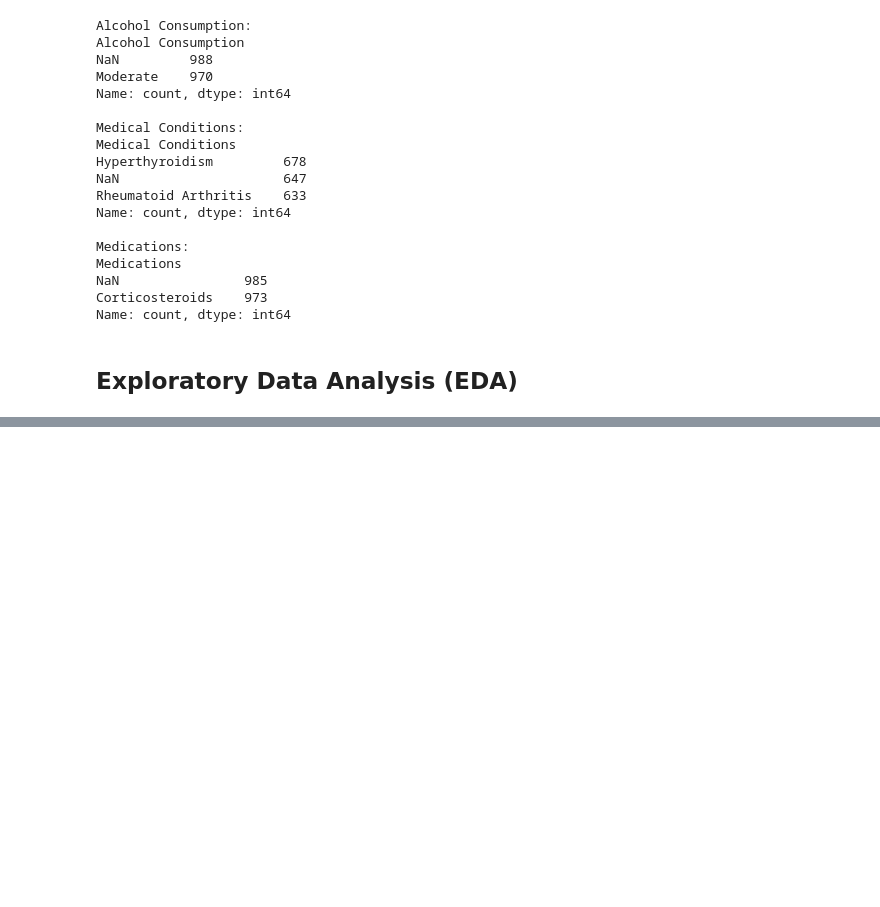
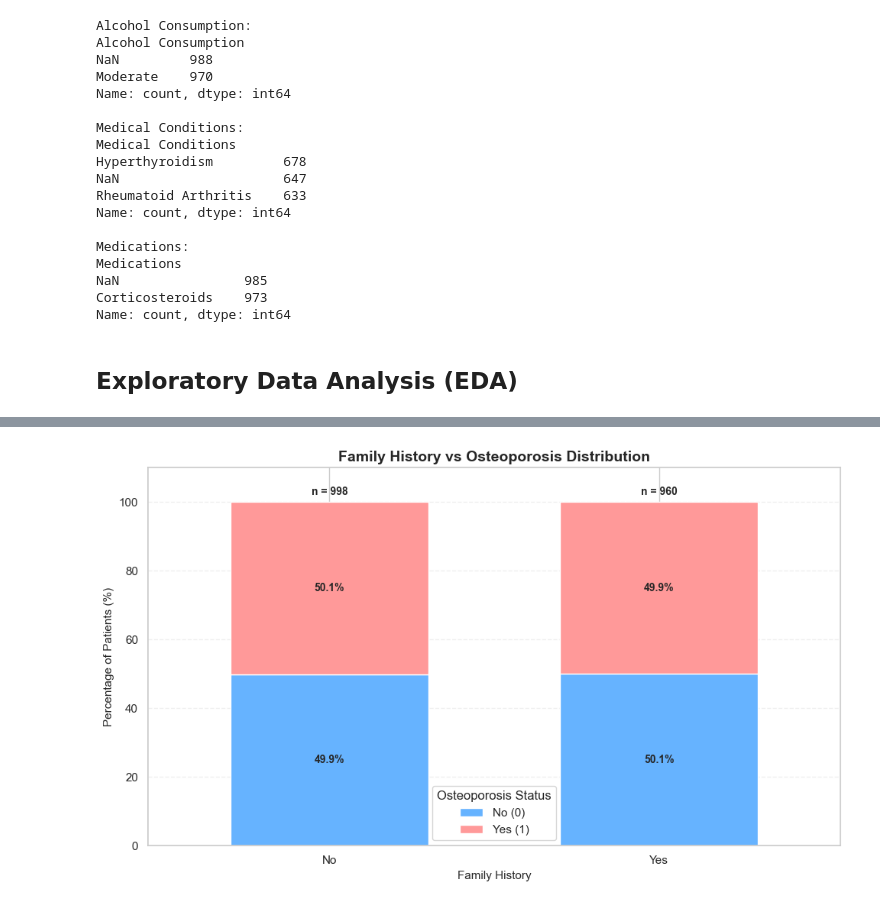
Before and after one commit to awwashreeadarsh19/intern-project_2-Predicting_Osteoporosis_Risk, a Jupyter notebook: osteoporosis_analysis.ipynb, the cells around one changed output, grey strips where cells are left out. Cells and saved outputs as stored; diff of their text form; code cells hidden in the pictures; blank space fills up the shorter version.

```diff
--- a/osteoporosis_analysis.ipynb
+++ b/osteoporosis_analysis.ipynb
@@ -345,0 +511,77 @@ Name: count, dtype: int64
+# %%
+# check for family history vs osteoporosis status
+
+# Family History vs Osteoporosis
+family_history_counts = pd.crosstab(
+    df["Family History"],
+    df["Osteoporosis"]
+)
+
+# Calculate percentages
+family_history_percentages = pd.crosstab(
+    df["Family History"],
+    df["Osteoporosis"],
+    normalize="index"
+) * 100
+
+display(family_history_counts)
+display(family_history_percentages.round(2))
+
+# Plot
+ax = family_history_percentages.plot(
+    kind="bar",
+    stacked=True,
+    figsize=(10, 6),
+    color=["#66B3FF", "#FF9999"],
+    width=0.6
+)
+
+# Add percentage labels inside bars
+for container in ax.containers:
+    labels = [
+        f"{bar.get_height():.1f}%" if bar.get_height() > 0 else ""
+        for bar in container
+    ]
+
+    ax.bar_label(
+        container,
+        labels=labels,
+        label_type="center",
+        fontsize=10,
+        fontweight="bold"
+    )
+
+# Add sample counts above bars
+for i, history in enumerate(family_history_counts.index):
+    total = family_history_counts.loc[history].sum()
+
+    ax.text(
+        i,
+        102,
+        f"n = {total}",
+        ha="center",
+        fontsize=10,
+        fontweight="bold"
+    )
+
+plt.title(
+    "Family History vs Osteoporosis Distribution",
+    fontsize=14,
+    fontweight="bold"
+)
+
+plt.xlabel("Family History", fontsize=11)
+plt.ylabel("Percentage of Patients (%)", fontsize=11)
+
+plt.xticks(rotation=0)
+plt.ylim(0, 110)
+
+plt.legend(
+    title="Osteoporosis Status",
+    labels=["No (0)", "Yes (1)"]
+)
+
+plt.grid(axis="y", linestyle="--", alpha=0.3)
+plt.tight_layout()
+plt.show()
+# %% [output]
@@ -345,0 +596 @@ Name: count, dtype: int64
+[figure, added]
```
Also changed, not shown: parts of 17 cells of this notebook.
